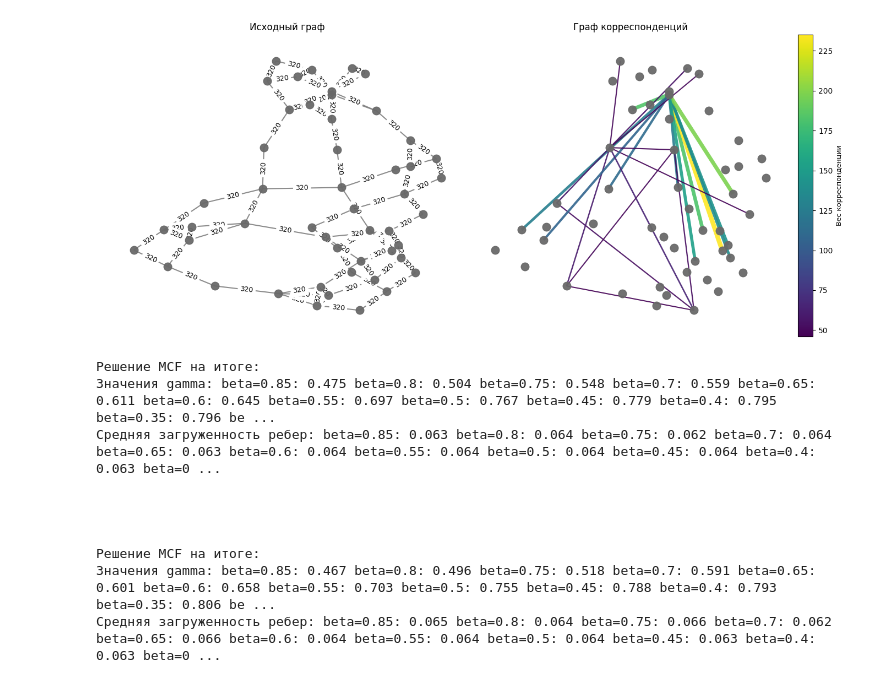
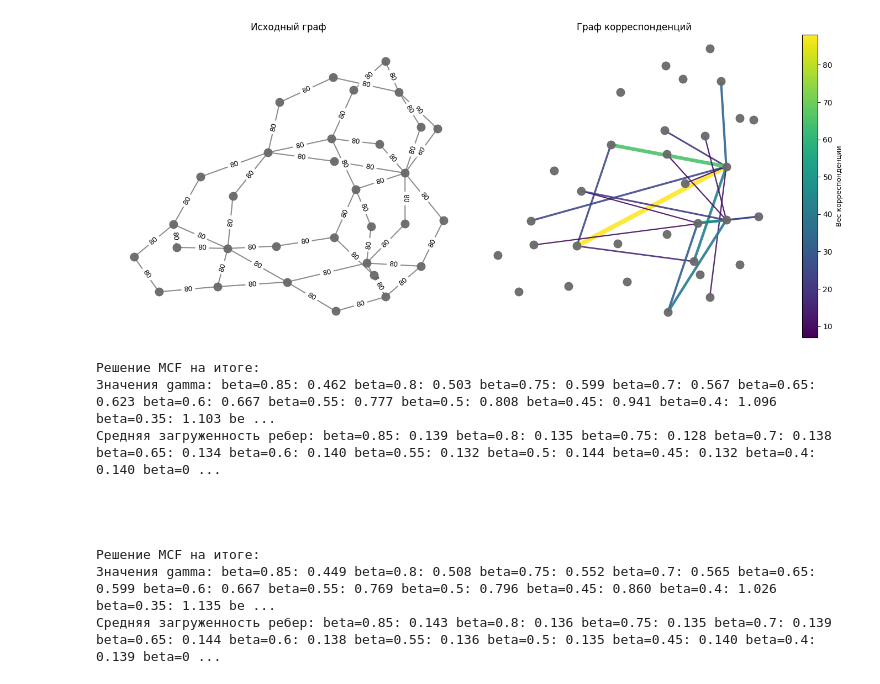
Before and after one commit to Karasiari/Graphs, a Jupyter notebook: GravityResearch.ipynb, the cells around one changed output. Saved outputs shown, nothing was run; the diff lists cells and outputs as text; code cells hidden in the pictures.

```diff
--- a/GravityResearch.ipynb
+++ b/GravityResearch.ipynb
@@ -208,20 +208,20 @@ def solve_throughput(graph: nx.Graph, traffic_lapl: np.ndarray, **solver_kwargs)
 
     return Solution(problem=prob, flow=get_var_value(flow), gamma=get_var_value(gamma))
 # %%
-small_graphs_for_test_names = ['2024_southwest']
+small_graphs_for_test_names = ['cola_t2']
 small_graphs_for_test = get_graphs(path_to_folder, small_graphs_for_test_names, True)
 # %%
 import numpy as np
 from graphmcf.core import GraphMCF
 from graphmcf.demands import GravitationalGenerator
 
 for name, graph in small_graphs_for_test.items():
   graph_gravity = GraphMCF(graph['adj_matrix'])
-  gen = GravitationalGenerator(beta=0.2, intensity=50000, centrality='pagerank', edge_perc=0.02, edge_mode='dynamic', dyn_max=1, dyn_law='exponential', dyn_k=0.95)
+  gen = GravitationalGenerator(beta=0.4, intensity=3*80*26, centrality='pagerank', edge_perc=1/26, edge_mode='dynamic', dyn_max=1, dyn_law='exponential', dyn_k=0.8)
   res = gen.generate(graph_gravity)
   graph_gravity.visualise_with_demands()
 # %% [output]
-[figure, old version]
+[figure, new version]
 # %%
 from graphmcf.data import compute_laplacian_matrix
 
@@ -234,7 +234,7 @@ for i in range(iter_stats):
     betas_workload = []
     for beta in betas_batch:
       graph_gravity = GraphMCF(graph['adj_matrix'])
-      gen = GravitationalGenerator(beta=beta, intensity=15000, centrality='pagerank', edge_perc=0.01, edge_mode='dynamic', dyn_max=1, dyn_law='exponential', dyn_k=0.85)
+      gen = GravitationalGenerator(beta=beta, intensity=3*80*26, centrality='pagerank', edge_perc=1/26, edge_mode='dynamic', dyn_max=1, dyn_law='exponential', dyn_k=0.8)
       res = gen.generate(graph_gravity)
       demands_laplacian = compute_laplacian_matrix(graph_gravity.demands_graph)
 
@@ -253,15 +253,15 @@ for i in range(iter_stats):
     print(f"\n\nРешение MCF на итоге:\nЗначения gamma: {gamma_sequence}\nСредняя загруженность ребер: {workload_sequence}\n\n")
 # %% [output]
 Решение MCF на итоге:
-Значения gamma: beta=0.85: 0.475 beta=0.8: 0.504 beta=0.75: 0.548 beta=0.7: 0.559 beta=0.65: 0.611 beta=0.6: 0.645 beta=0.55: 0.697 beta=0.5: 0.767 beta=0.45: 0.779 beta=0.4: 0.795 beta=0.35: 0.796 be ...
-Средняя загруженность ребер: beta=0.85: 0.063 beta=0.8: 0.064 beta=0.75: 0.062 beta=0.7: 0.064 beta=0.65: 0.063 beta=0.6: 0.064 beta=0.55: 0.064 beta=0.5: 0.064 beta=0.45: 0.064 beta=0.4: 0.063 beta=0 ...
+Значения gamma: beta=0.85: 0.462 beta=0.8: 0.503 beta=0.75: 0.599 beta=0.7: 0.567 beta=0.65: 0.623 beta=0.6: 0.667 beta=0.55: 0.777 beta=0.5: 0.808 beta=0.45: 0.941 beta=0.4: 1.096 beta=0.35: 1.103 be ...
+Средняя загруженность ребер: beta=0.85: 0.139 beta=0.8: 0.135 beta=0.75: 0.128 beta=0.7: 0.138 beta=0.65: 0.134 beta=0.6: 0.140 beta=0.55: 0.132 beta=0.5: 0.144 beta=0.45: 0.132 beta=0.4: 0.140 beta=0 ...
 
 
 
 
 Решение MCF на итоге:
-Значения gamma: beta=0.85: 0.467 beta=0.8: 0.496 beta=0.75: 0.518 beta=0.7: 0.591 beta=0.65: 0.601 beta=0.6: 0.658 beta=0.55: 0.703 beta=0.5: 0.755 beta=0.45: 0.788 beta=0.4: 0.793 beta=0.35: 0.806 be ...
-Средняя загруженность ребер: beta=0.85: 0.065 beta=0.8: 0.064 beta=0.75: 0.066 beta=0.7: 0.062 beta=0.65: 0.066 beta=0.6: 0.064 beta=0.55: 0.064 beta=0.5: 0.064 beta=0.45: 0.063 beta=0.4: 0.063 beta=0 ...
+Значения gamma: beta=0.85: 0.449 beta=0.8: 0.508 beta=0.75: 0.552 beta=0.7: 0.565 beta=0.65: 0.599 beta=0.6: 0.667 beta=0.55: 0.769 beta=0.5: 0.796 beta=0.45: 0.860 beta=0.4: 1.026 beta=0.35: 1.135 be ...
+Средняя загруженность ребер: beta=0.85: 0.143 beta=0.8: 0.136 beta=0.75: 0.135 beta=0.7: 0.139 beta=0.65: 0.144 beta=0.6: 0.138 beta=0.55: 0.136 beta=0.5: 0.135 beta=0.45: 0.140 beta=0.4: 0.139 beta=0 ...
 # %%
 from scipy.stats import pearsonr
 
```
Also changed, not shown: parts of 19 cells of this notebook.
